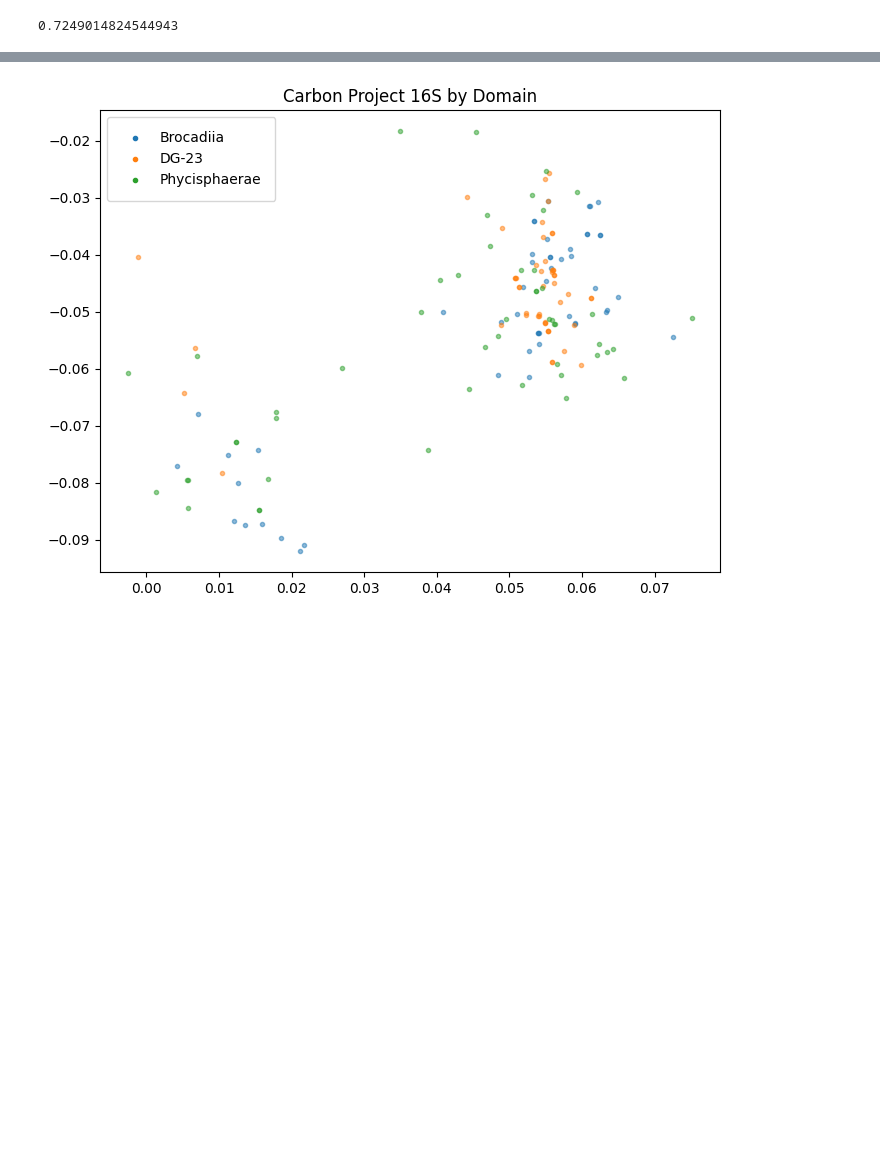
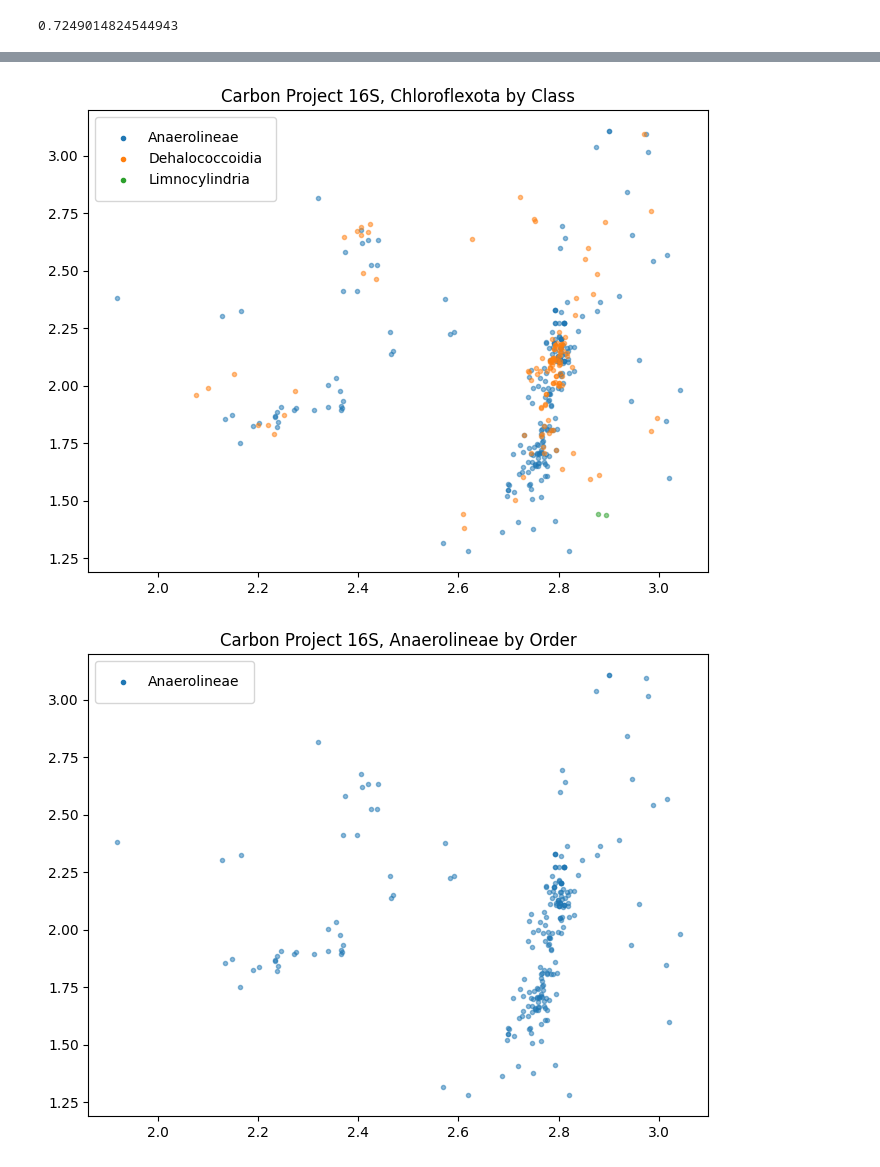
Before and after one commit to nik875/SeREGen, a Jupyter notebook: carbon_project/16s_analysis.ipynb, the cells around one changed output, grey strips where cells are left out. Drawn from its saved outputs; the diff is of its cells as text; code cells hidden in the pictures; blank space fills up the shorter version.

```diff
--- a/carbon_project/16s_analysis.ipynb
+++ b/carbon_project/16s_analysis.ipynb
@@ -157,5 +116,10 @@ reprs_by_ds_label(p.reprs, p.dataset, 'Phylum', 'Carbon Project 16S by Domain',
 # %%
-reprs_by_ds_label(p.reprs, p.dataset, 'Class', 'Carbon Project 16S by Domain', mask=p.dataset['labels'].label_mask('Phylum', 'Planctomycetota'),
-                  filter=50, alpha=.5)
+reprs_by_theta_labelled(p.reprs, p.dataset, 'Class', 'Carbon Project 16S, Chloroflexota by Class', mask=p.dataset['labels'].label_mask('Phylum', 'Chloroflexota'),
+                        alpha=.5)
 # %% [output]
-[figure, old version]
+[figure, new version]
+# %%
+reprs_by_theta_labelled(p.reprs, p.dataset, 'Class', 'Carbon Project 16S, Anaerolineae by Order', mask=p.dataset['labels'].label_mask('Class', 'Anaerolineae'),
+                        alpha=.5)
+# %% [output]
+[figure, added]
```
Also changed, not shown: parts of 22 cells of this notebook, 2 other files.
